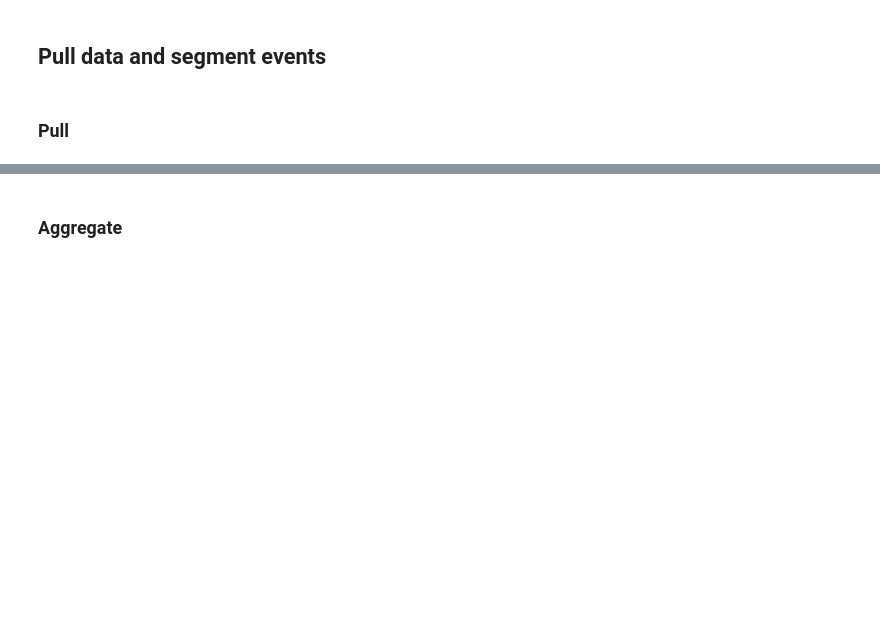
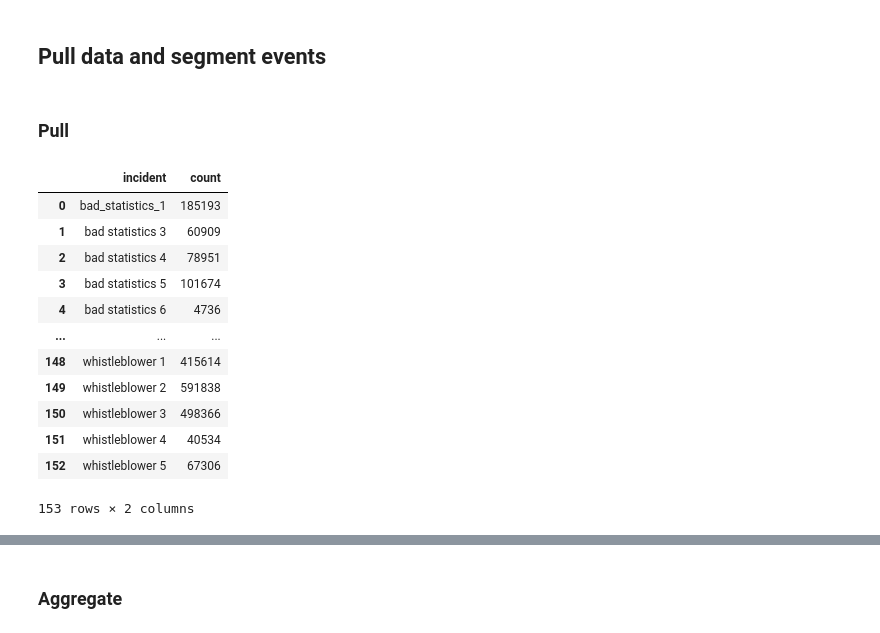
Before and after one commit to josephbb/CommunityNotesSim, a Jupyter notebook: ParseData.ipynb, the cells around one changed output, grey strips where cells are left out. Cells and saved outputs as stored; diff of their text form; code cells hidden in the pictures; blank space fills up the shorter version.

```diff
--- a/ParseData.ipynb
+++ b/ParseData.ipynb
@@ -36,6 +33,22 @@ The autoreload extension is already loaded. To reload it, use:
 import src.database as sdb
 engine = sdb.get_engine('/home/joebak/venus_cred.txt')
 incidents = sdb.list_incidents(engine)
+# %%
+incidents
+# %% [output]
+|  | incident | count |
+| 0 | bad_statistics_1 | 185193 |
+| 1 | bad statistics 3 | 60909 |
+| 2 | bad statistics 4 | 78951 |
+| 3 | bad statistics 5 | 101674 |
+| 4 | bad statistics 6 | 4736 |
+| ... | ... | ... |
+| 148 | whistleblower 1 | 415614 |
+| 149 | whistleblower 2 | 591838 |
+| 150 | whistleblower 3 | 498366 |
+| 151 | whistleblower 4 | 40534 |
+| 152 | whistleblower 5 | 67306 |
+153 rows × 2 columns
 # %%
 #We need something without spaces and / to call each incident.
 fix_name = lambda name: name.replace(' ','_').replace('/','_')
```
Also changed, not shown: parts of 5 cells of this notebook, 5 other files.
